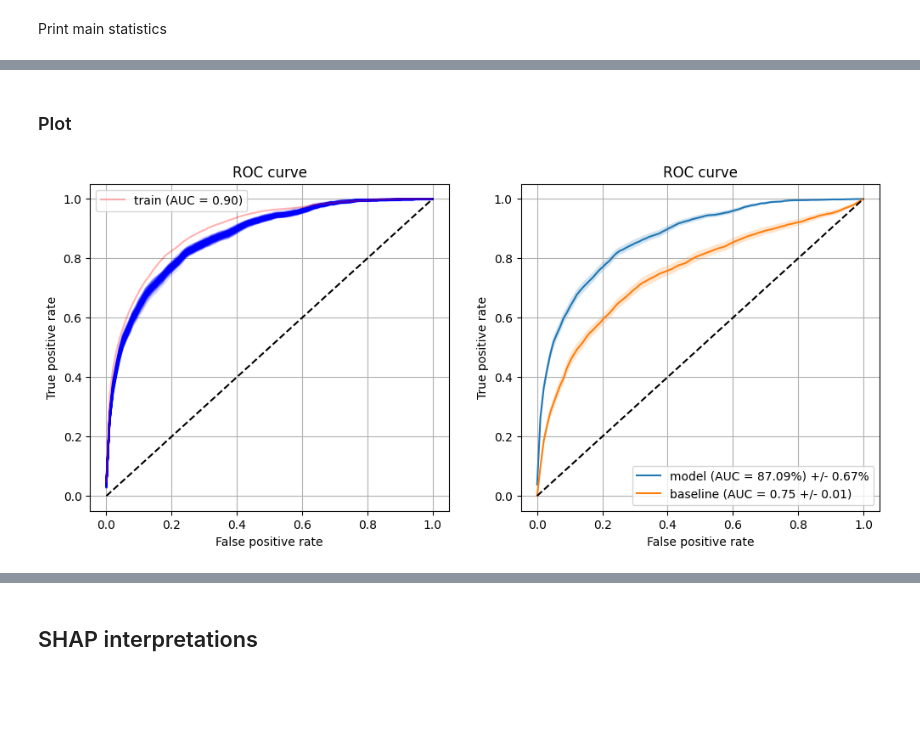
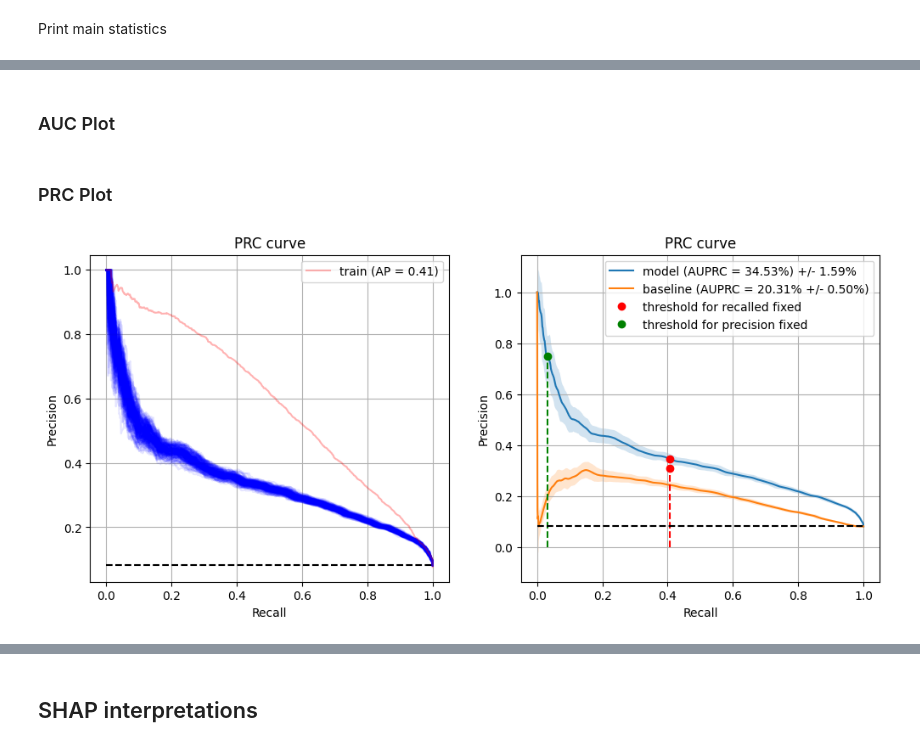
Before and after one commit to BobAubouin/hypotension_pred, a Jupyter notebook: scripts/experiments/xgboost_model.ipynb, the cells around one changed output, grey strips where cells are left out. Drawn from its saved outputs; the diff is of its cells as text; code cells hidden in the pictures; blank space fills up the shorter version.

Commit message:
chore: :alembic: new script for model and baseline

```diff
--- a/scripts/experiments/xgboost_model.ipynb
+++ b/scripts/experiments/xgboost_model.ipynb
@@ -22,9 +22,9 @@ HALF_TIME_FILTERING = [10, 60, 60*5]
 ## Load and format data
 # %%
 # import the data frame and add the meta data to the segments
-data = pd.read_parquet(Path('data/datasets/base_dataset_no_leading_time/cases/'))
+data = pd.read_parquet(Path('data/datasets/base_dataset/cases/'))
 
-static = pd.read_parquet('data/datasets/base_dataset_no_leading_time/meta.parquet')
+static = pd.read_parquet('data/datasets/base_dataset/meta.parquet')
 
 data = data.merge(static, on='caseid')
 
@@ -121,15 +149,23 @@ y_pred = model.predict_proba(test[FEATURE_NAME])[:, 1]
 y_test = test["label"].to_numpy()
 y_label_ids = test["label_id"].to_numpy()
 
-df_results, tprs_interpolated = bootstrap_test(y_test, y_pred, y_label_ids, n_bootstraps=200, rng_seed=rng_seed)
+df_results, tprs_interpolated, precision_interpolated = bootstrap_test(y_test, y_pred, y_label_ids, n_bootstraps=200, rng_seed=rng_seed, strategy="targeted_recall", target=0.406)
 
 result_folder = Path("data/results")
 if not result_folder.exists():
     result_folder.exists()
-roc_results = result_folder / "xgboost_roc.csv"
+roc_results = result_folder / "xgboost_recall_fixed.csv"
 df_results.to_csv(roc_results, index=False)
 
-ioh_sensitivty = df_results["ioh_sensitivity"][0]
-ioh_sensitivity_std = df_results["ioh_sensitivity_std"][0]
+df_results_2, tprs_interpolated, precision_interpolated = bootstrap_test(y_test, y_pred, y_label_ids, n_bootstraps=200, rng_seed=rng_seed, strategy="targeted_precision", target=0.75)
+
+result_folder = Path("data/results")
+if not result_folder.exists():
+    result_folder.exists()
+roc_results = result_folder / "xgboost_precision_fixed.csv"
+df_results_2.to_csv(roc_results, index=False)
+# %%
+df_results = pd.read_csv("data/results/xgboost_recall_fixed.csv")
+df_results_2 = pd.read_csv("data/results/xgboost_precision_fixed.csv")
 # %% [markdown]
 Print main statistics
@@ -150,49 +198,56 @@ IOH sensitivity = 0.96  [0.94, 0.97] %
 # %% [markdown]
-### Plot
+### AUC Plot
+# %% [markdown]
+### PRC Plot
 # %%
 # plot the ROC curve
 plt.figure(figsize=(12, 5))
 plt.subplot(1, 2, 1)
-fprs = np.linspace(0, 1, 100)
-for tpr_interpolated in tprs_interpolated:
-    plt.plot(fprs, tpr_interpolated, "b", alpha=0.1)
-plt.plot(fprs, tpr_train, "r", alpha=0.3, label=f"train (AUC = {auc_train:.2f})")
-plt.plot([0, 1], [0, 1], "k--")
-plt.xlabel("False positive rate")
-plt.ylabel("True positive rate")
-plt.title("ROC curve")
+recall = np.linspace(0, 1, 1000)
+for precision in precision_interpolated:
+    plt.plot(recall, precision, "b", alpha=0.1)
+plt.plot(recall, precision_train, "r", alpha=0.3, label=f"train (AP = {ap_train:.2f})")
+plt.plot([0, 1], [df_results['precision'].iloc[-1]]*2, "k--")
+plt.xlabel("Recall")
+plt.ylabel("Precision")
+plt.title("PRC curve")
 plt.legend()
 plt.grid()
 
 plt.subplot(1, 2, 2)
-tpr_mean, tpr_std = df_results.tpr.to_numpy(), df_results.tpr_std.to_numpy()
-auc_mean, auc_std = df_results.auc[0], df_results.auc_std[0]
+precision_mean, precision_std = df_results.precision.to_numpy(), df_results.precision_std.to_numpy()
+auprc, auprc_std = df_results.auprc[0], df_results.auprc_std[0]
 plt.fill_between(
-    fprs, tpr_mean - 2 * tpr_std, tpr_mean + 2 * tpr_std, alpha=0.2
+    recall, precision_mean - 2 * precision_std, precision_mean + 2 * precision_std, alpha=0.2
 )
-plt.plot(fprs, tpr_mean, label=f"model (AUC = {auc_mean:.2%}) +/- {2*auc_std:.2%}")
+plt.plot(recall, precision_mean, label=f"model (AUPRC = {auprc:.2%}) +/- {2*auprc_std:.2%}")
 
 # add baseline to the plot
-df_baseline = pd.read_csv("data/results/baseline_roc.csv")
+df_baseline = pd.read_csv("data/results/baseline_results.csv")
 plt.fill_between(
-    df_baseline.fpr,
-    df_baseline.tpr - 2 * df_baseline.tpr_std,
-    df_baseline.tpr + 2 * df_baseline.tpr_std,
+    df_baseline.recall,
+    df_baseline.precision - 2 * df_baseline.precision_std,
+    df_baseline.precision + 2 * df_baseline.precision_std,
     alpha=0.2,
 )
 plt.plot(
-    df_baseline.fpr.values,
-    df_baseline.tpr.values,
-    label=f"baseline (AUC = {df_baseline.auc[0]:.2f} +/- {df_baseline.auc_std[0]:.2f})",
+    df_baseline.recall.values,
+    df_baseline.precision.values,
+    label=f"baseline (AUPRC = {df_baseline.auprc[0]:.2%} +/- {df_baseline.auprc_std[0]:.2%})",
 )
 
+plt.plot([df_results['recall_threshold'].iloc[-1]]*2, [0, df_results['precision_threshold'].iloc[-1]], 'r--')
+plt.plot([df_results['recall_threshold'].iloc[-1]]*2, [df_baseline['precision_threshold'].iloc[-1], df_results['precision_threshold'].iloc[-1]], 'ro', label=f"threshold for recalled fixed")
 
-plt.plot([0, 1], [0, 1], "k--")
-plt.xlabel("False positive rate")
-plt.ylabel("True positive rate")
-plt.title("ROC curve")
+plt.plot([df_results_2['recall_threshold'].iloc[-1]]*2, [0, df_results_2['precision_threshold'].iloc[-1]], 'g--')
+plt.plot([df_results_2['recall_threshold'].iloc[-1]], [df_results_2['precision_threshold'].iloc[-1]], 'go', label=f"threshold for precision fixed")
+
+plt.plot([0, 1], [df_results['precision'].iloc[-1]]*2, "k--")
+plt.xlabel("Recall")
+plt.ylabel("Precision")
+plt.title("PRC curve")
 plt.legend()
 plt.grid()
 plt.show()
 # %% [output]
-[figure, old version]
+[figure, new version]
```
Also changed, not shown: parts of 14 cells of this notebook, 1 other file.
